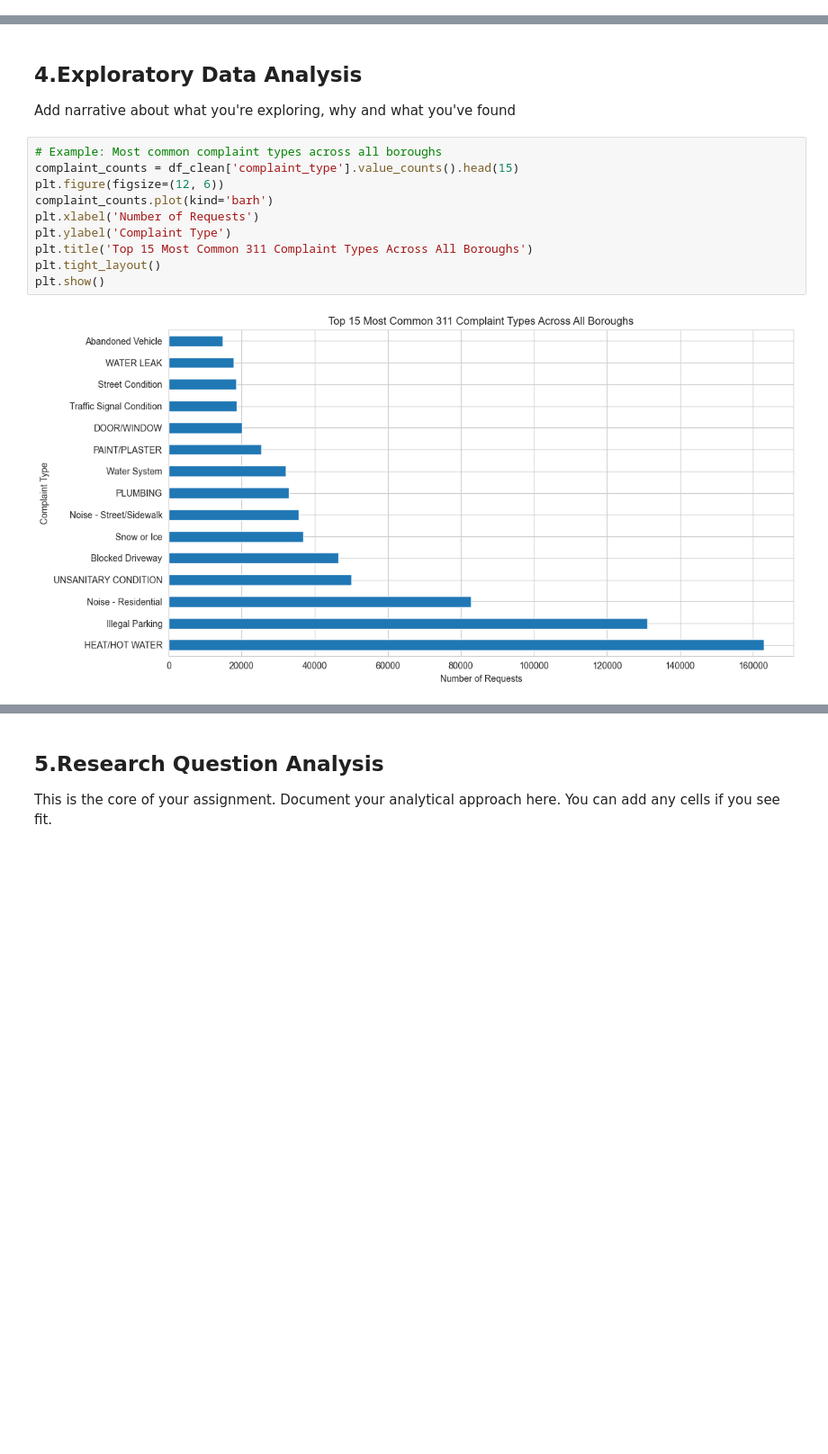
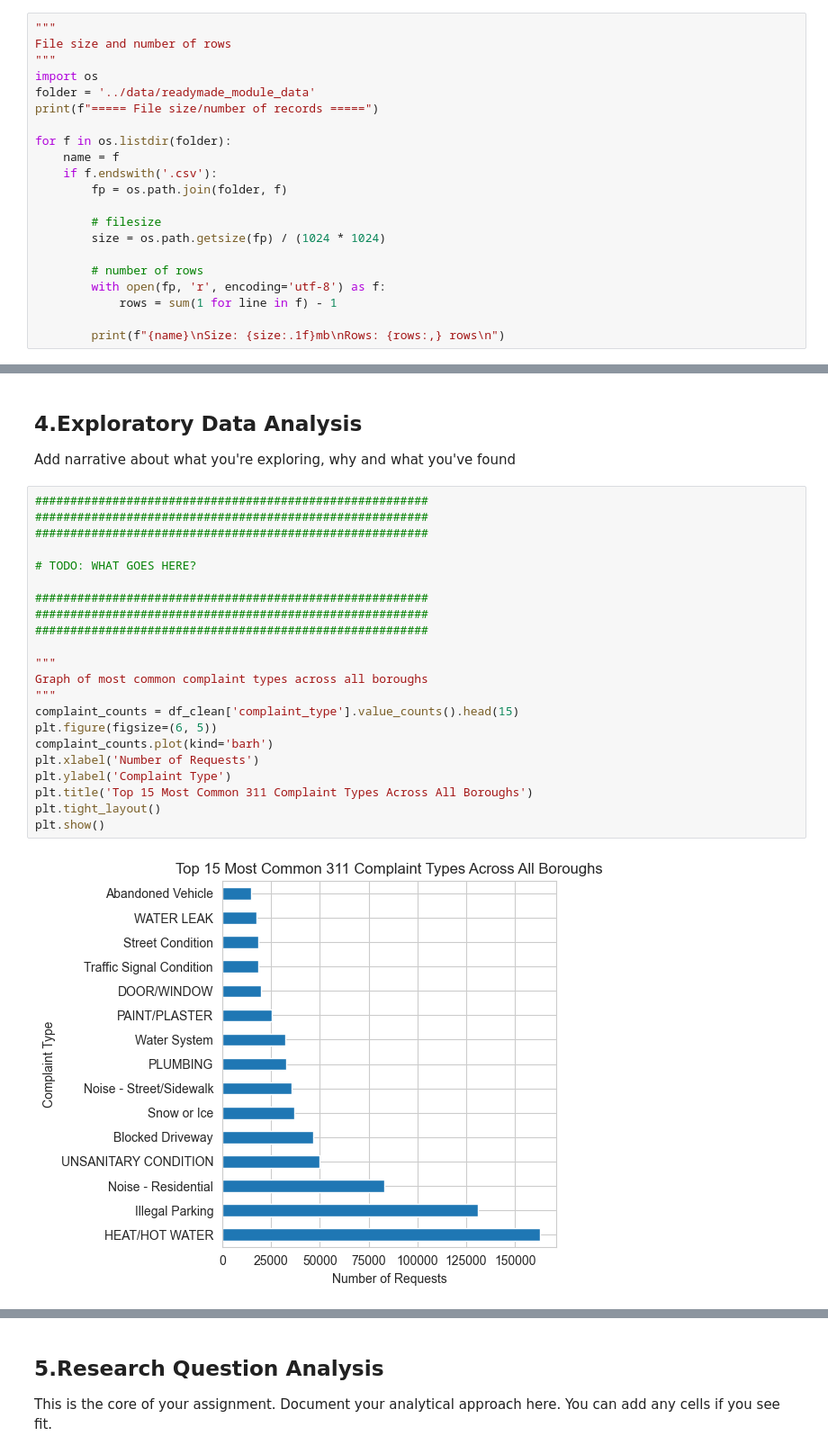
Before and after one commit to npisar/SI313-homework, a Jupyter notebook: module assignments/pisarczyk_Readymade Data Assignment.ipynb, the cells around one changed output, grey strips where cells are left out. Shown at 90% size. Drawn from its saved outputs; the diff is of its cells as text; blank space fills up the shorter version.

```diff
--- a/module assignments/pisarczyk_Readymade Data Assignment.ipynb
+++ b/module assignments/pisarczyk_Readymade Data Assignment.ipynb
@@ -81,0 +68,21 @@ staten island.csv - 10.3mb
+# %%
+"""
+File size and number of rows
+"""
+import os
+folder = '../data/readymade_module_data'
+print(f"===== File size/number of records =====")
+
+for f in os.listdir(folder):
+    name = f
+    if f.endswith('.csv'):
+        fp = os.path.join(folder, f)
+
+        # filesize
+        size = os.path.getsize(fp) / (1024 * 1024)
+
+        # number of rows
+        with open(fp, 'r', encoding='utf-8') as f:
+            rows = sum(1 for line in f) - 1
+
+        print(f"{name}\nSize: {size:.1f}mb\nRows: {rows:,} rows\n")
@@ -486,15 +505,27 @@ Removed: 0 records (0.0%)
 
 Add narrative about what you're exploring, why and what you've found
 # %%
-# Example: Most common complaint types across all boroughs
+########################################################
+########################################################
+########################################################
+
+# TODO: WHAT GOES HERE?
+
+########################################################
+########################################################
+########################################################
+
+"""
+Graph of most common complaint types across all boroughs
+"""
 complaint_counts = df_clean['complaint_type'].value_counts().head(15)
-plt.figure(figsize=(12, 6))
+plt.figure(figsize=(6, 5))
 complaint_counts.plot(kind='barh')
 plt.xlabel('Number of Requests')
 plt.ylabel('Complaint Type')
 plt.title('Top 15 Most Common 311 Complaint Types Across All Boroughs')
 plt.tight_layout()
 plt.show()
 # %% [output]
-[figure, old version]
+[figure, new version]
 # %%
```
Also changed, not shown: parts of 16 cells of this notebook.
